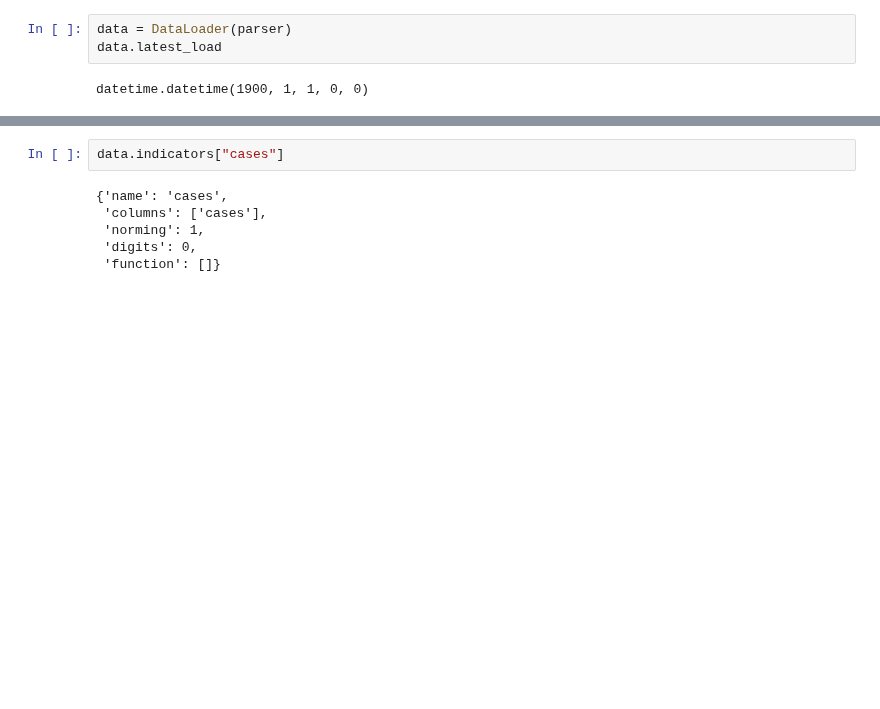
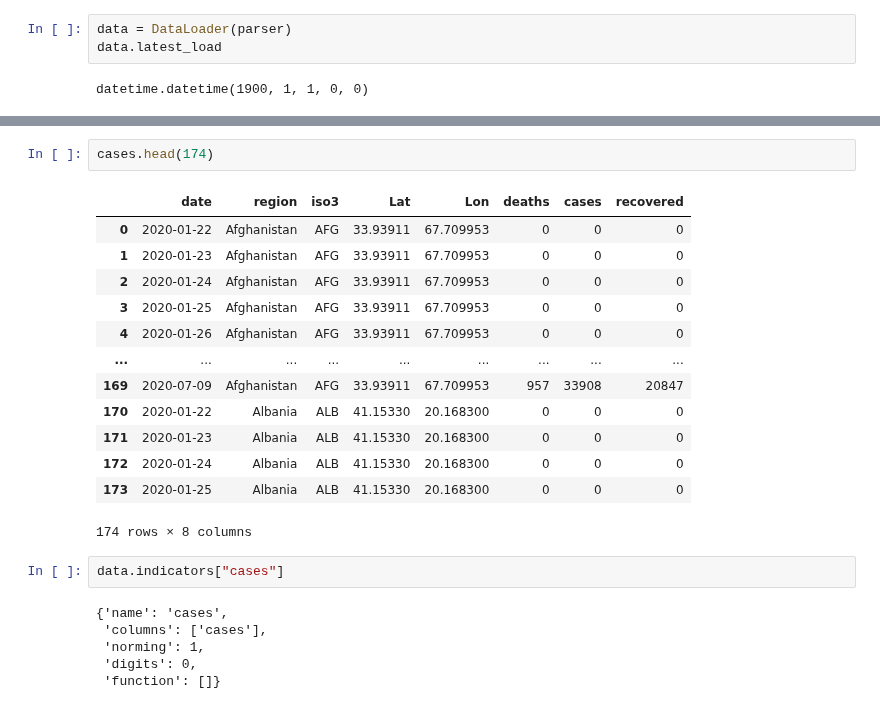
Before and after one commit to ditori1976/covid_app, a Jupyter notebook: notebooks/DataLoader.ipynb, the cells around one changed output, grey strips where cells are left out. Saved outputs shown, nothing was run; the diff lists cells and outputs as text; blank space fills up the shorter version.

```diff
--- a/notebooks/DataLoader.ipynb
+++ b/notebooks/DataLoader.ipynb
@@ -56,3 +60,19 @@ indicator
+# %%
+cases.head(174)
+# %% [output]
+|  | date | region | iso3 | Lat | Lon | deaths | cases | recovered |
+| 0 | 2020-01-22 | Afghanistan | AFG | 33.93911 | 67.709953 | 0 | 0 | 0 |
+| 1 | 2020-01-23 | Afghanistan | AFG | 33.93911 | 67.709953 | 0 | 0 | 0 |
+| 2 | 2020-01-24 | Afghanistan | AFG | 33.93911 | 67.709953 | 0 | 0 | 0 |
+| 3 | 2020-01-25 | Afghanistan | AFG | 33.93911 | 67.709953 | 0 | 0 | 0 |
+| 4 | 2020-01-26 | Afghanistan | AFG | 33.93911 | 67.709953 | 0 | 0 | 0 |
+| ... | ... | ... | ... | ... | ... | ... | ... | ... |
+| 169 | 2020-07-09 | Afghanistan | AFG | 33.93911 | 67.709953 | 957 | 33908 | 20847 |
+| 170 | 2020-01-22 | Albania | ALB | 41.15330 | 20.168300 | 0 | 0 | 0 |
+| 171 | 2020-01-23 | Albania | ALB | 41.15330 | 20.168300 | 0 | 0 | 0 |
+| 172 | 2020-01-24 | Albania | ALB | 41.15330 | 20.168300 | 0 | 0 | 0 |
+| 173 | 2020-01-25 | Albania | ALB | 41.15330 | 20.168300 | 0 | 0 | 0 |
+174 rows × 8 columns
 # %%
 data.indicators["cases"]
 # %% [output]
```
Also changed, not shown: parts of 3 cells of this notebook, 2 other files.
